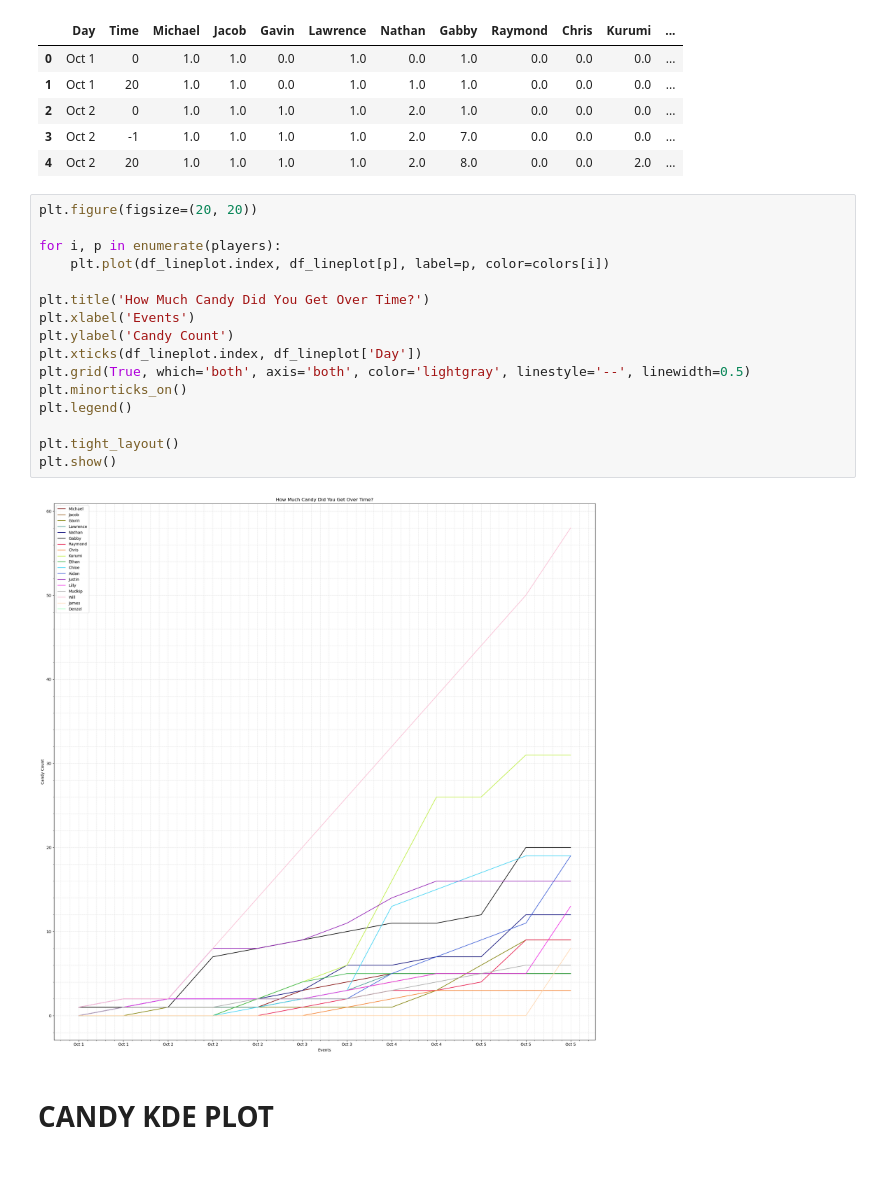
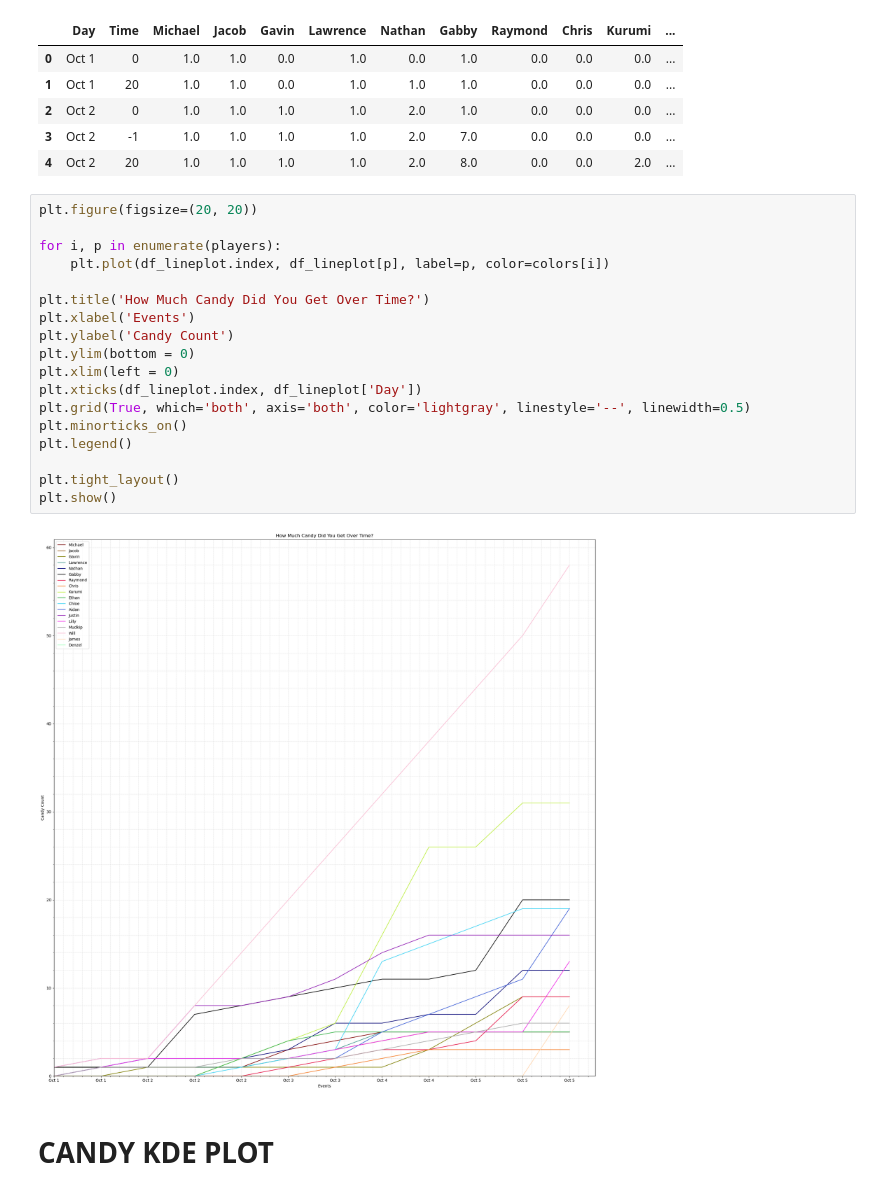
Before and after one commit to j2doan/asianhood_candy, a Jupyter notebook: testenv.ipynb, the cells around one changed output. Cells and saved outputs as stored; diff of their text form.

```diff
--- a/testenv.ipynb
+++ b/testenv.ipynb
@@ -84,21 +84,23 @@ See the caveats in the documentation: https://pandas.pydata.org/pandas-docs/stab
 # %%
 plt.figure(figsize=(20, 20))
 
 for i, p in enumerate(players):
     plt.plot(df_lineplot.index, df_lineplot[p], label=p, color=colors[i])
 
 plt.title('How Much Candy Did You Get Over Time?')
 plt.xlabel('Events')
 plt.ylabel('Candy Count')
+plt.ylim(bottom = 0)
+plt.xlim(left = 0)
 plt.xticks(df_lineplot.index, df_lineplot['Day'])
 plt.grid(True, which='both', axis='both', color='lightgray', linestyle='--', linewidth=0.5)
 plt.minorticks_on()
 plt.legend()
 
 plt.tight_layout()
 plt.show()
 # %% [output]
-[figure, old version]
+[figure, new version]
 # %% [markdown]
 # CANDY KDE PLOT
 # %%
```
Also changed, not shown: 1 other file.
